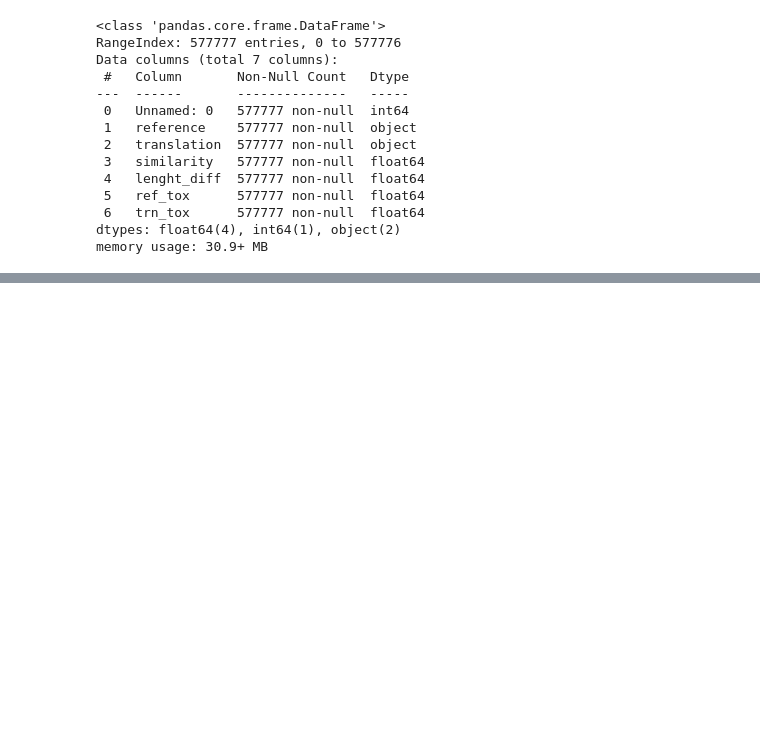
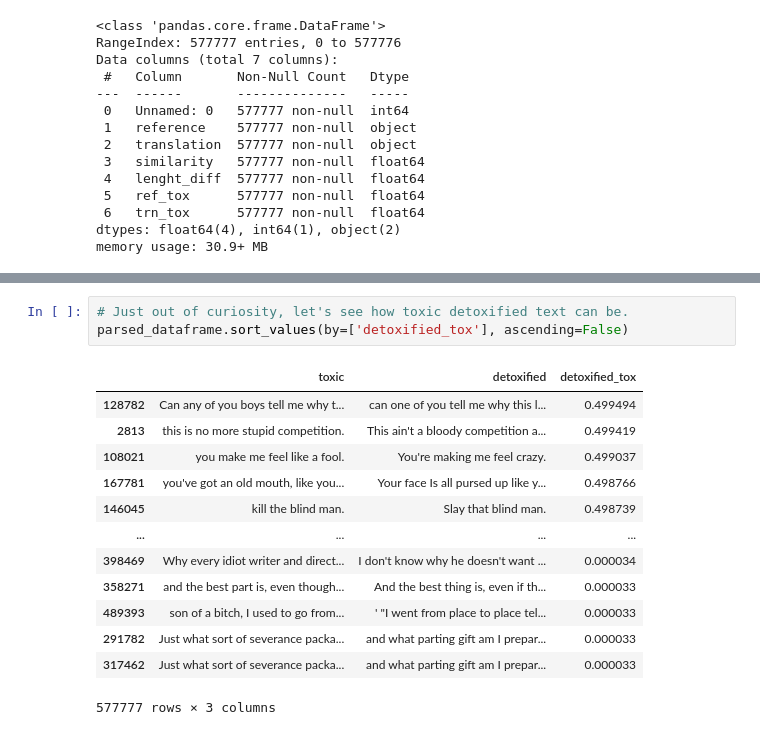
Before and after one commit to Nagim123/text-detoxification, a Jupyter notebook: notebooks/1_0_initial_data_exporation.ipynb, the cells around one changed output, grey strips where cells are left out. Cells and saved outputs as stored; diff of their text form; blank space fills up the shorter version.

```diff
--- a/notebooks/1_0_initial_data_exporation.ipynb
+++ b/notebooks/1_0_initial_data_exporation.ipynb
@@ -98,0 +109,17 @@ parsed_dataframe
+# %%
+# Just out of curiosity, let's see how toxic detoxified text can be.
+parsed_dataframe.sort_values(by=['detoxified_tox'], ascending=False)
+# %% [output]
+|  | toxic | detoxified | detoxified_tox |
+| 128782 | Can any of you boys tell me why t... | can one of you tell me why this l... | 0.499494 |
+| 2813 | this is no more stupid competition. | This ain't a bloody competition a... | 0.499419 |
+| 108021 | you make me feel like a fool. | You're making me feel crazy. | 0.499037 |
+| 167781 | you've got an old mouth, like you... | Your face Is all pursed up like y... | 0.498766 |
+| 146045 | kill the blind man. | Slay that blind man. | 0.498739 |
+| ... | ... | ... | ... |
+| 398469 | Why every idiot writer and direct... | I don't know why he doesn't want ... | 0.000034 |
+| 358271 | and the best part is, even though... | And the best thing is, even if th... | 0.000033 |
+| 489393 | son of a bitch, I used to go from... | ' "I went from place to place tel... | 0.000033 |
+| 291782 | Just what sort of severance packa... | and what parting gift am I prepar... | 0.000033 |
+| 317462 | Just what sort of severance packa... | and what parting gift am I prepar... | 0.000033 |
+577777 rows × 3 columns
```
Also changed, not shown: parts of 12 cells of this notebook, 2 other files.
